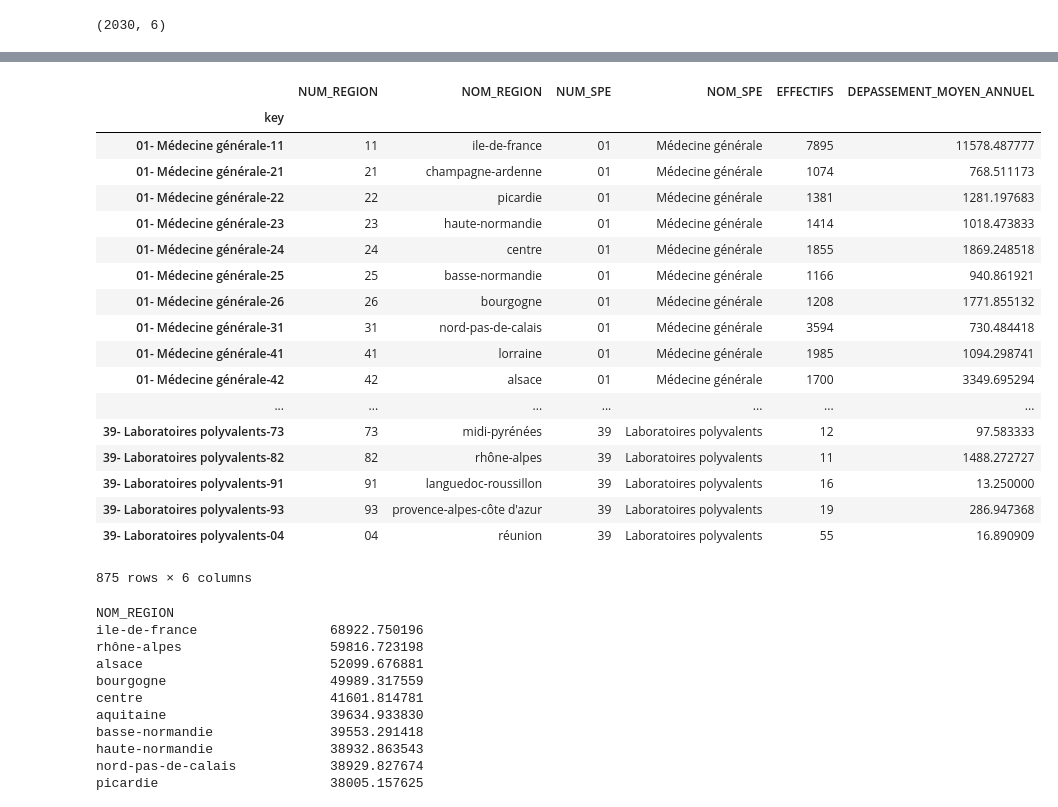
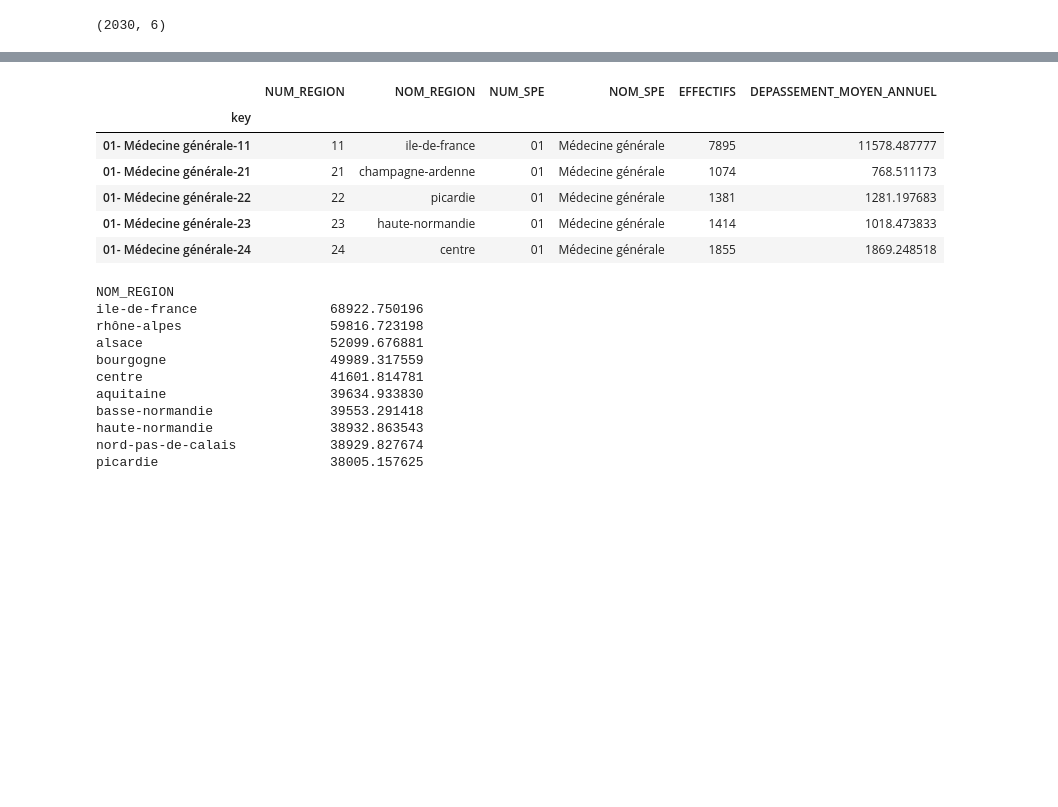
Before and after one commit to MS-BGD-2018-KIT-BIGDATA/Mehdi_Regina, a Jupyter notebook: lesson5/exo_dom_lesson5.ipynb, the cells around one changed output, grey strips where cells are left out. Drawn from its saved outputs; the diff is of its cells as text; code cells hidden in the pictures; blank space fills up the shorter version.

```diff
--- a/lesson5/exo_dom_lesson5.ipynb
+++ b/lesson5/exo_dom_lesson5.ipynb
@@ -66,27 +54,15 @@ df_honoraire
 # %%
 #drop all na values in column "depassement moyen annuel"
 df_honoraire = df_honoraire[np.isfinite(df_honoraire["DEPASSEMENT_MOYEN_ANNUEL"])]
-df_honoraire
+df_honoraire[:5]
 # %% [output]
 |  | NUM_REGION | NOM_REGION | NUM_SPE | NOM_SPE | EFFECTIFS | DEPASSEMENT_MOYEN_ANNUEL |
 | key |  |  |  |  |  |  |
 | 01- Médecine générale-11 | 11 | ile-de-france | 01 | Médecine générale | 7895 | 11578.487777 |
 | 01- Médecine générale-21 | 21 | champagne-ardenne | 01 | Médecine générale | 1074 | 768.511173 |
 | 01- Médecine générale-22 | 22 | picardie | 01 | Médecine générale | 1381 | 1281.197683 |
 | 01- Médecine générale-23 | 23 | haute-normandie | 01 | Médecine générale | 1414 | 1018.473833 |
 | 01- Médecine générale-24 | 24 | centre | 01 | Médecine générale | 1855 | 1869.248518 |
-| 01- Médecine générale-25 | 25 | basse-normandie | 01 | Médecine générale | 1166 | 940.861921 |
-| 01- Médecine générale-26 | 26 | bourgogne | 01 | Médecine générale | 1208 | 1771.855132 |
-| 01- Médecine générale-31 | 31 | nord-pas-de-calais | 01 | Médecine générale | 3594 | 730.484418 |
-| 01- Médecine générale-41 | 41 | lorraine | 01 | Médecine générale | 1985 | 1094.298741 |
-| 01- Médecine générale-42 | 42 | alsace | 01 | Médecine générale | 1700 | 3349.695294 |
-| ... | ... | ... | ... | ... | ... | ... |
-| 39- Laboratoires polyvalents-73 | 73 | midi-pyrénées | 39 | Laboratoires polyvalents | 12 | 97.583333 |
-| 39- Laboratoires polyvalents-82 | 82 | rhône-alpes | 39 | Laboratoires polyvalents | 11 | 1488.272727 |
-| 39- Laboratoires polyvalents-91 | 91 | languedoc-roussillon | 39 | Laboratoires polyvalents | 16 | 13.250000 |
-| 39- Laboratoires polyvalents-93 | 93 | provence-alpes-côte d'azur | 39 | Laboratoires polyvalents | 19 | 286.947368 |
-| 39- Laboratoires polyvalents-04 | 04 | réunion | 39 | Laboratoires polyvalents | 55 | 16.890909 |
-875 rows × 6 columns
 # %%
 #Depassement d'honoraires par région
 df_honoraire.groupby(["NOM_REGION"])["DEPASSEMENT_MOYEN_ANNUEL"].mean().sort_values(ascending=False)
```
Also changed, not shown: parts of 3 cells of this notebook.
